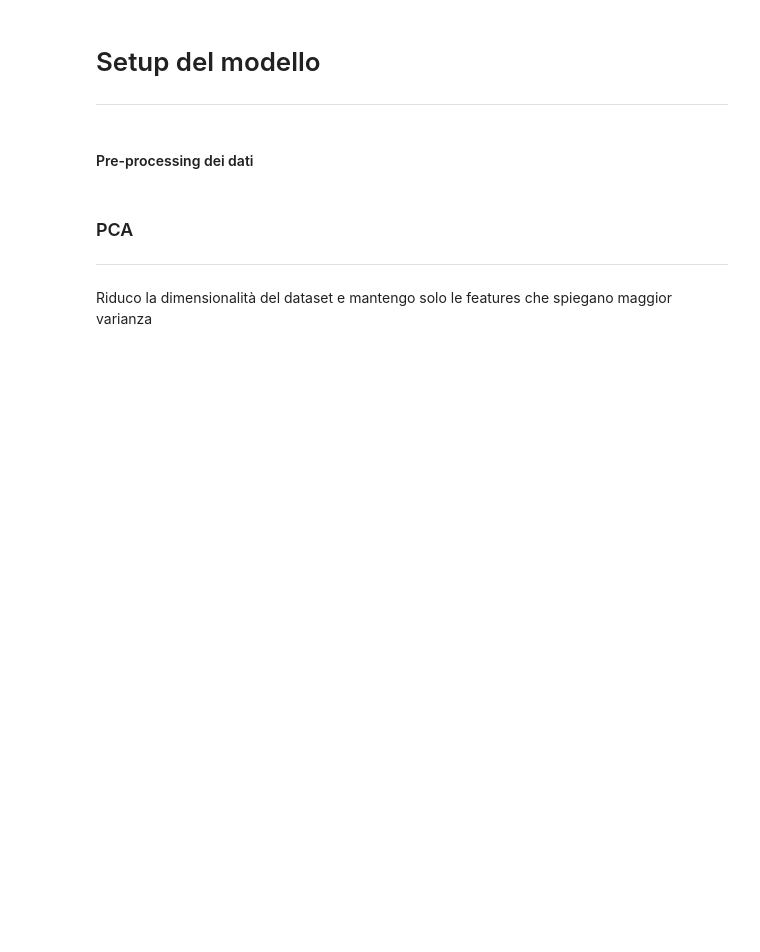
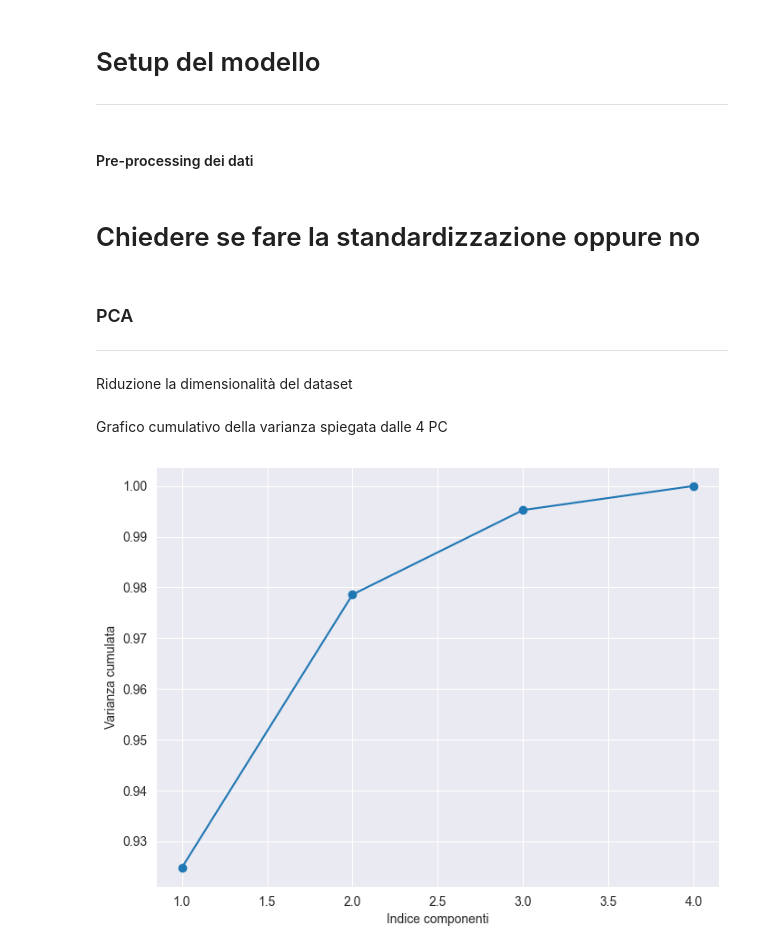
Before and after one commit to AleRaylee/DataFoundamentalsProject, a Jupyter notebook: fundamentals/Project_M.ipynb, the cells around one changed output. Saved outputs shown, nothing was run; the diff lists cells and outputs as text; code cells hidden in the pictures; blank space fills up the shorter version.

```diff
--- a/fundamentals/Project_M.ipynb
+++ b/fundamentals/Project_M.ipynb
@@ -217,16 +216,33 @@ target = df_shuffle.iloc[:, -1:]
 X_train, X_test, y_train, y_test = train_test_split(df_no_target, target, test_size=0.2, random_state=30)
 y_train = np.ravel(y_train)
 y_test = np.ravel(y_test)
+# %% [markdown]
+# Chiedere se fare la standardizzazione oppure no
 # %%
 # Standardizzazione dei dati
 scaler = StandardScaler()
-X_train_standard = scaler.fit_transform(X_train)
-X_test_standard = scaler.transform(X_test)
+# X_train_standard = scaler.fit_transform(X_train)
+# X_test_standard = scaler.transform(X_test)
+X_train_standard = X_train
+X_test_standard = X_test
 # %% [markdown]
 ### PCA
 ---
-Riduco la dimensionalità del dataset e mantengo solo le features che spiegano maggior varianza
+Riduzione la dimensionalità del dataset
 # %%
-pca = PCA(n_components = 2)
+pca = PCA(n_components = 4)
 X_train_standard_pca = pca.fit_transform(X_train_standard)
 X_test_standard_pca = pca.transform(X_test_standard)
+# %% [markdown]
+Grafico cumulativo della varianza spiegata dalle 4 PC
+# %%
+cumulative_variance = np.cumsum(pca.explained_variance_ratio_)
+
+plt.figure(figsize=(8, 6))
+plt.plot(range(1, len(cumulative_variance) + 1), cumulative_variance, marker='o', linestyle='-')
+plt.xlabel('Indice componenti')
+plt.ylabel('Varianza cumulata')
+plt.grid(True)
+plt.savefig(os.path.join(wdir, "cumulative_var.png"))
+# %% [output]
+[figure, added]
```
Also changed, not shown: parts of 7 cells of this notebook, 3 other files.
